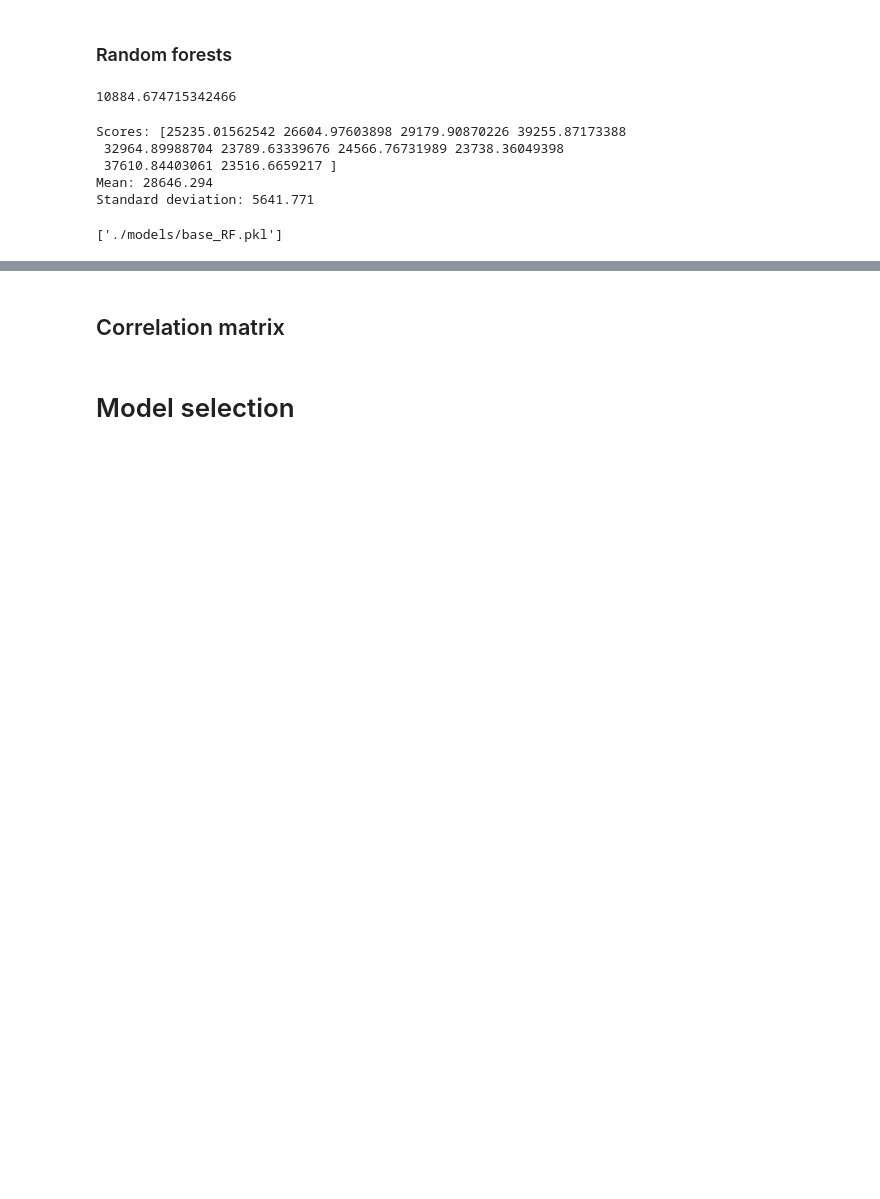
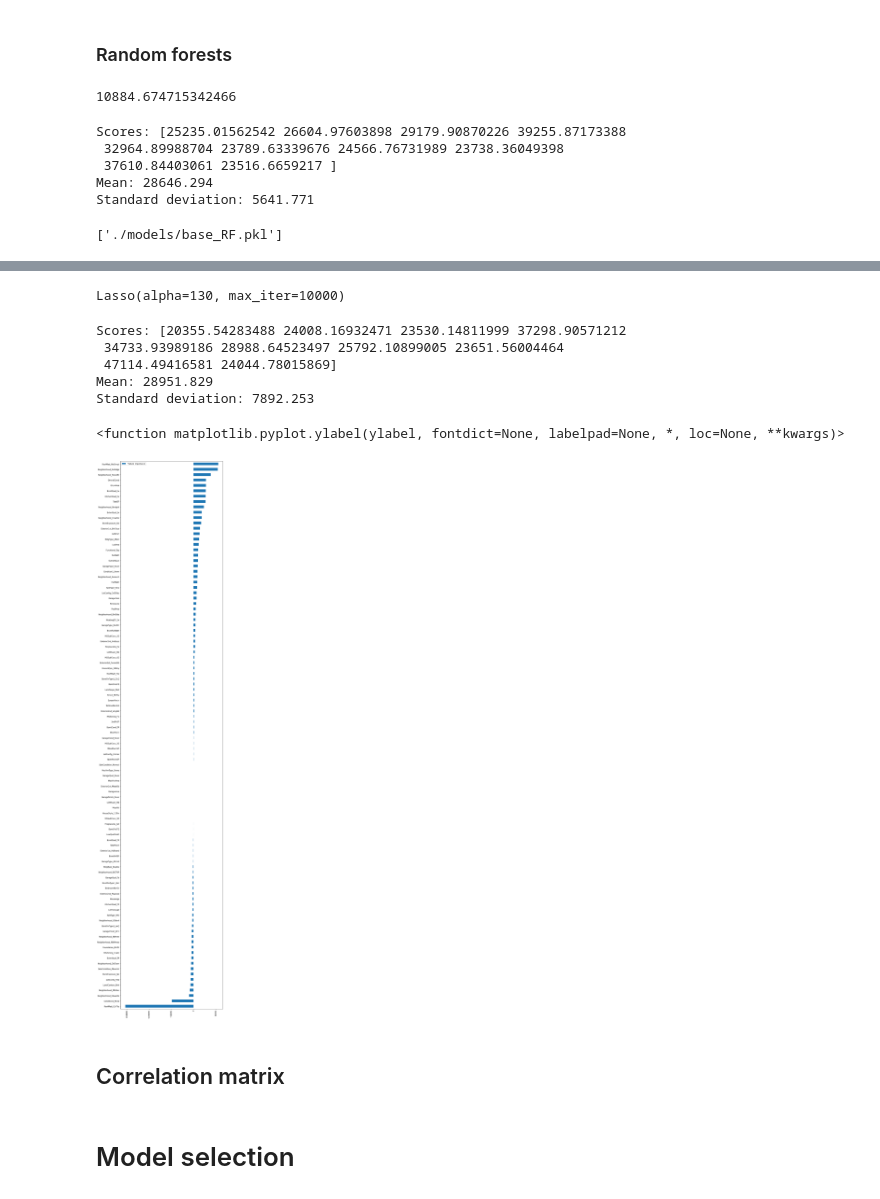
Before and after one commit to zhangyang2017/kaggle_HousePrices_Advanced, a Jupyter notebook: pipeline_topDown.ipynb, the cells around one changed output, grey strips where cells are left out. Saved outputs shown, nothing was run; the diff lists cells and outputs as text; code cells hidden in the pictures; blank space fills up the shorter version.

```diff
--- a/pipeline_topDown.ipynb
+++ b/pipeline_topDown.ipynb
@@ -432,3 +433,31 @@ testWoId = test_preview.drop(['Id'], axis=1)
+# %%
+llr = Lasso(alpha=130, fit_intercept=True, max_iter=10000, normalize=False, positive=False, precompute=False, random_state=None)
+# %%
+llr.fit(train_X_ready, train_y)
+# %% [output]
+Lasso(alpha=130, max_iter=10000)
+# %%
+DisplayRMSEcvScores(llr, train_X_ready, train_y)
+# %% [output]
+Scores: [20355.54283488 24008.16932471 23530.14811999 37298.90571212
+ 34733.93989186 28988.64523497 25792.10899005 23651.56004464
+ 47114.49416581 24044.78015869]
+Mean: 28951.829
+Standard deviation: 7892.253
+# %%
+FI_lasso = pd.DataFrame({'Feature Importance': llr.coef_},
+                       index=train_X_ready.columns)
+# %%
+import matplotlib.pyplot as plt
+%matplotlib inline
+
+FI_lasso[FI_lasso['Feature Importance'] != 0].sort_values('Feature Importance').plot(kind='barh', figsize=(10,55))
+plt.xticks(rotation=90)
+plt.ylabel
+#plt.show
+# %% [output]
+<function matplotlib.pyplot.ylabel(ylabel, fontdict=None, labelpad=None, *, loc=None, **kwargs)>
+[figure, added]
 # %% [markdown]
 ## Correlation matrix
 # %%
```
Also changed, not shown: parts of 3 cells of this notebook.
